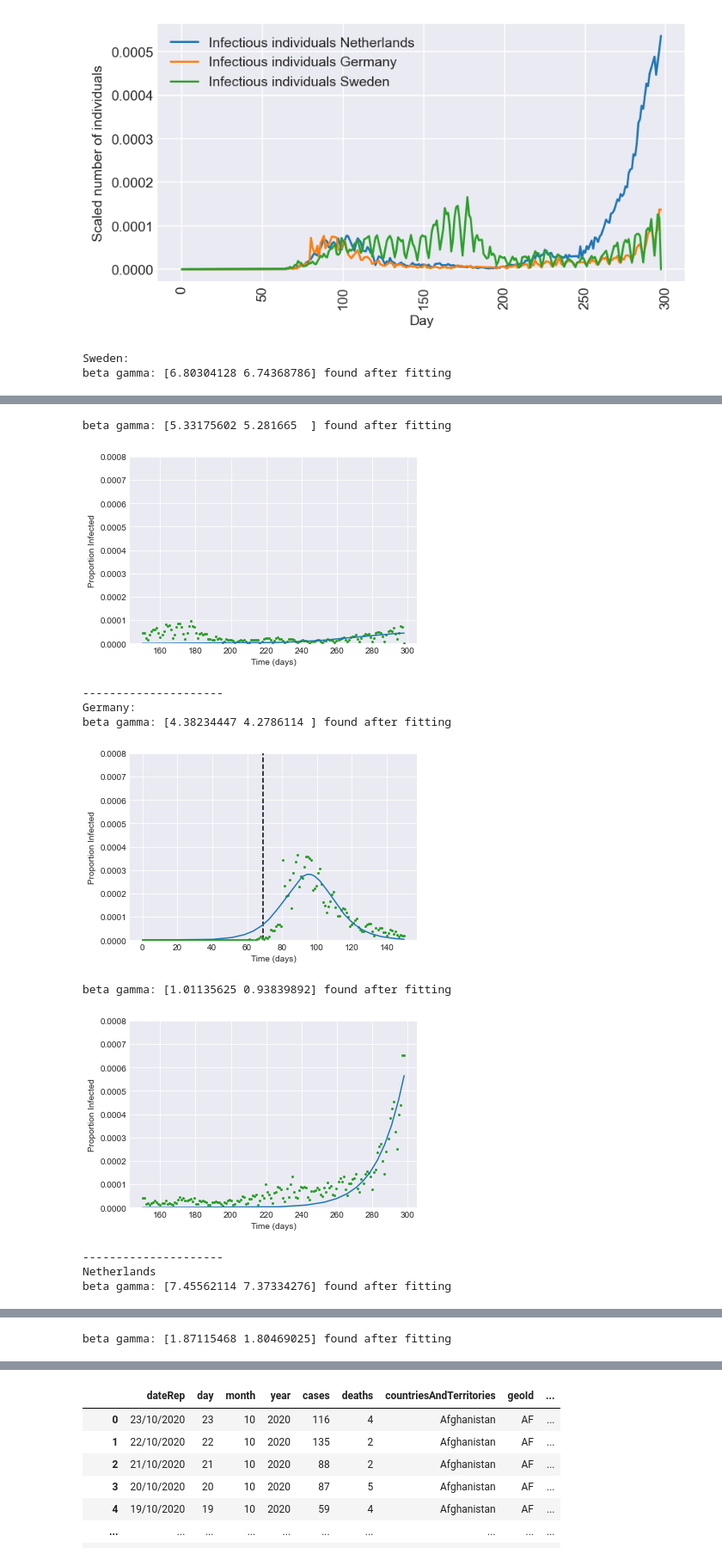
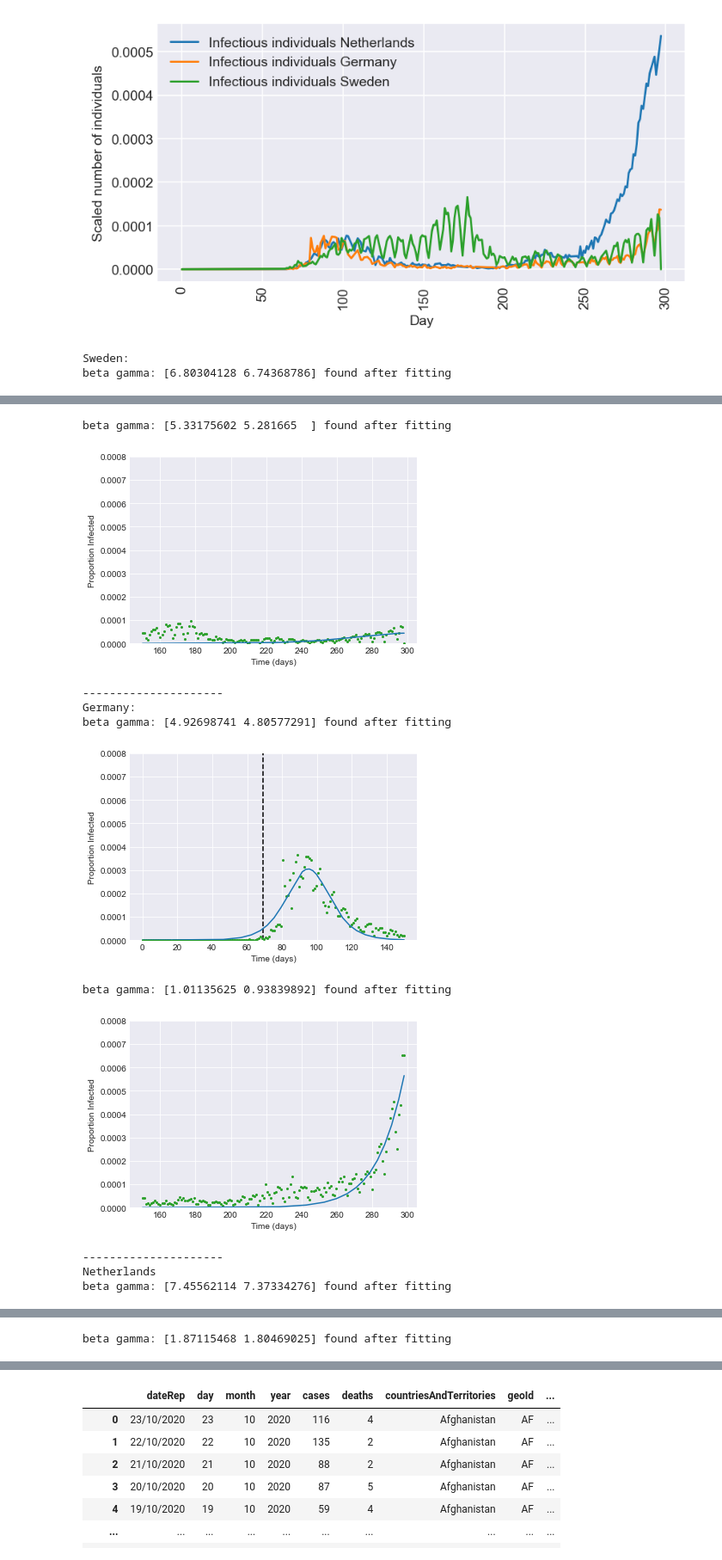
Before and after one commit to ga48nuq/intro-project-sir, a Jupyter notebook: Project_Rada_Bohning_Zaida_Rivai_first_draft.ipynb, the cells around one changed output, grey strips where cells are left out. Shown: that part at 86% size. Drawn from its saved outputs; the diff is of its cells as text; code cells hidden in the pictures.

```diff
--- a/Project_Rada_Bohning_Zaida_Rivai_first_draft.ipynb
+++ b/Project_Rada_Bohning_Zaida_Rivai_first_draft.ipynb
@@ -103,7 +103,9 @@ def plot_cases_sir(beta_guess,prop,lockdown,population_size,country,plot=True,
     population_size: total population size
     beta: Transmission rate (day^-1)
     gamma: Recovery rate 1/gamma days
-    country: name of
+    country: name of country (str)
+    timepoint1: start point
+    timepoint2: endpoint
     """
 
     def solveODEs(param,t):
@@ -159,43 +161,42 @@ def plot_cases_sir(beta_guess,prop,lockdown,population_size,country,plot=True,
 
 #Determine beta and gamma values during peak
 # Plot for Sweden separetely
 print("Sweden:")
 propsw = get_cases(sw)
-plot_cases_sir(prop=propsw[:150],population=pop_sw,lockdown=70,population_size=pop_sw,country='Sweden',
+plot_cases_sir(prop=propsw[:150],lockdown=70,population_size=pop_sw,country='Sweden',
               beta_guess=[1, 0.8])
-plot_cases_sir(timepoint1=150,timepoint2=len(germ),
-               beta_guess=[.9, .8],prop=propsw[150:len(sw)],
-               population=pop_germ,lockdown=np.nan,population_size=pop_sw,country='Sweden')
+plot_cases_sir(timepoint1=150,timepoint2=len(sw),beta_guess=[.9, .8],prop=propsw[150:len(sw)],
+               lockdown=np.nan,population_size=pop_sw,country='Sweden')
 print('---------------------')
 
 # Plot for Germany separetely
 print("Germany:")
 propgerm = get_cases(germ)
-plot_cases_sir(prop=propgerm[:150],population=pop_germ,lockdown=69,population_size=pop_germ,country='Germany',
+plot_cases_sir(prop=propgerm[:150],lockdown=69,population_size=pop_germ,country='Germany',
               beta_guess=[1, 0.8])
 plot_cases_sir(timepoint1=150,timepoint2=len(germ),
                beta_guess=[.9, .8],prop=propgerm[150:len(germ)],
-               population=pop_germ,lockdown=np.nan,population_size=pop_germ,country='Germany')
+               lockdown=np.nan,population_size=pop_germ,country='Germany')
 print('---------------------')
 
 print('Netherlands')
 # Plot for the Netherlands separetely
 propnl = get_cases()
-plot_cases_sir(prop=propnl[:150],timepoint1=0,timepoint2=150,beta_guess=[1, 0.8],population=pop_nl,
+plot_cases_sir(prop=propnl[:150],timepoint1=0,timepoint2=150,beta_guess=[1, 0.8],
                   lockdown=75,population_size=pop_nl,plot=True,country='Netherlands')
 plot_cases_sir(timepoint1=150,timepoint2=len(nl),beta_guess=[.9, .5],prop=propnl[150:len(nl)],lockdown=288,
-              population=pop_nl,population_size=pop_nl,country='Netherlands')
+              population_size=pop_nl,country='Netherlands')
 print('---------------------')
 # %% [output]
 Sweden:
 beta gamma: [6.80304128 6.74368786] found after fitting
 [figure]
 beta gamma: [5.33175602 5.281665  ] found after fitting
 [figure]
 ---------------------
 Germany:
-beta gamma: [4.38234447 4.2786114 ] found after fitting
+beta gamma: [4.92698741 4.80577291] found after fitting
-[figure, old version]
+[figure, new version]
 beta gamma: [1.01135625 0.93839892] found after fitting
 [figure]
 ---------------------
```
